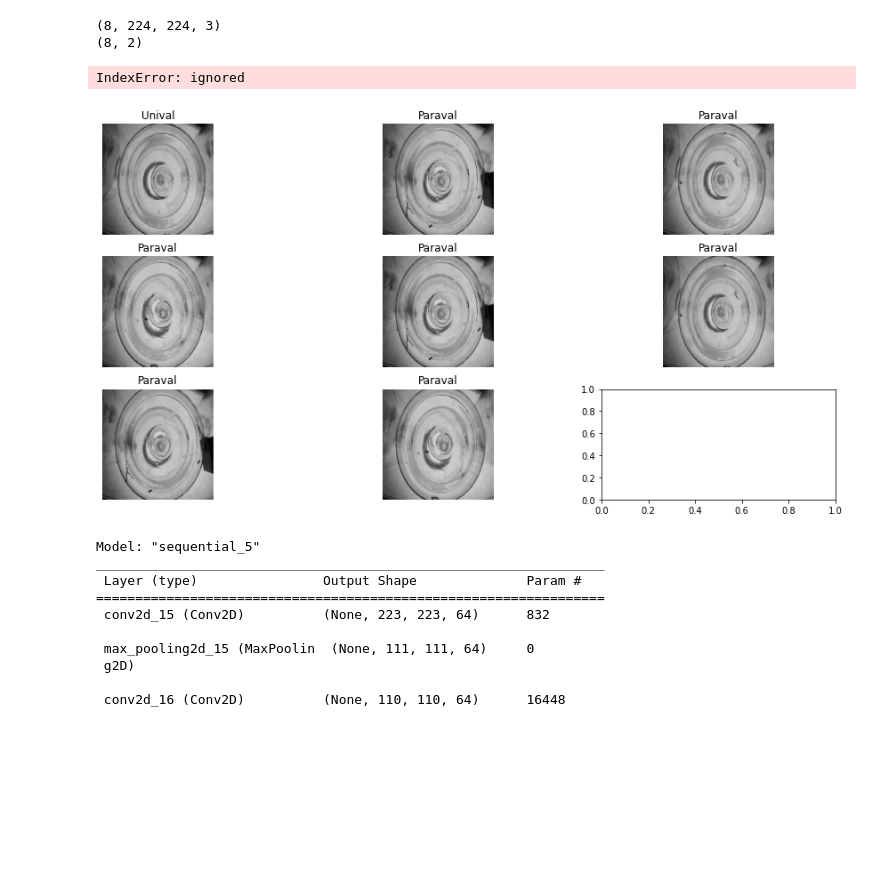
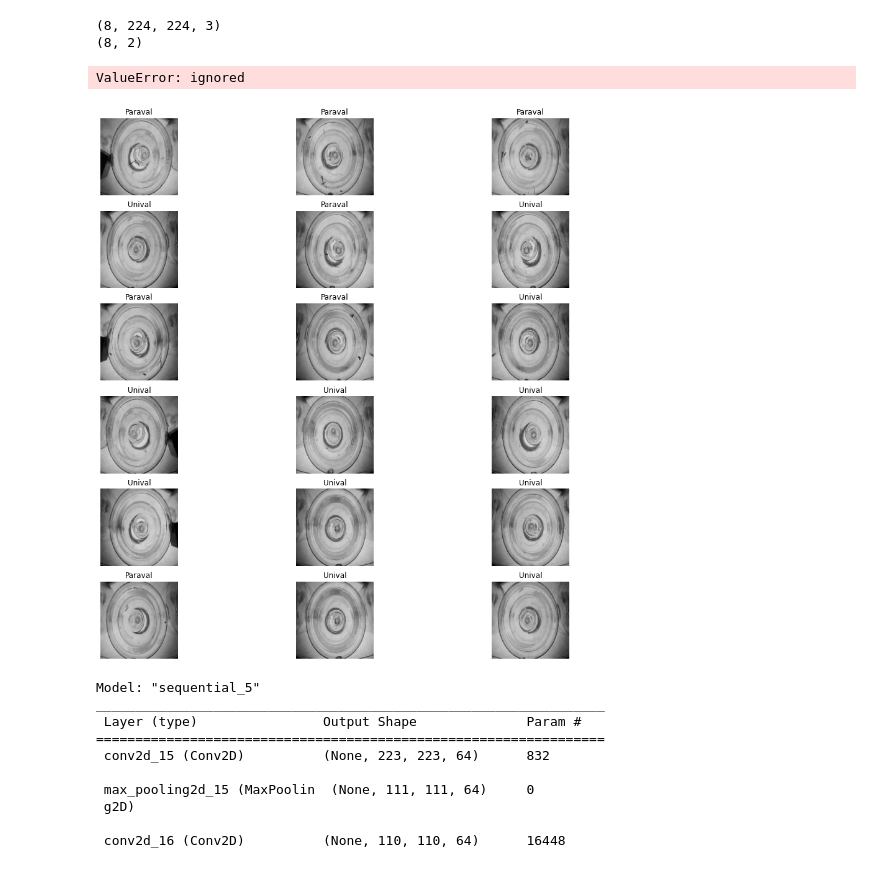
Before and after one commit to danielsoy/ALOCC-CVPR2018, a Jupyter notebook: malaria_botelladetection.ipynb, the cells around one changed output. Saved outputs shown, nothing was run; the diff lists cells and outputs as text; code cells hidden in the pictures; blank space fills up the shorter version.

```diff
--- a/malaria_botelladetection.ipynb
+++ b/malaria_botelladetection.ipynb
@@ -38,7 +42,7 @@ test_gen = tf.keras.preprocessing.image.ImageDataGenerator(rescale= 1/255.,
                                                           )
 
 val_gen = tf.keras.preprocessing.image.ImageDataGenerator(rescale= 1/255.,
-                                                          validation_split = 0.90
+                                                          validation_split = 0.50
                                                           )
 # %%
 train_data = train_gen.flow_from_directory(img_dir,
@@ -63,7 +67,7 @@ val_data = val_gen.flow_from_directory(img_dir,
                                          target_size = (224,224),
                                          class_mode = "categorical",
                                          classes = ["Paraval","Unival"],
-                                         batch_size = 8,
+                                         batch_size = 32,
                                          seed = 42,
                                          subset = "validation"
                                          )
@@ -106,22 +110,22 @@ print(label.shape)  # el 1er numero el el batch siza elegido x mi arriba
 # %%
 # visualizing the train,  or val ,or test  data
 
 import matplotlib.pyplot as plt
 import tensorflow as tf
 
 plt.figure(figsize=(16,16))
 
-for i in range(18):
+for i in range(19):
 
-  image,label = val_data.next()## visualizar x data
+  image,label = train_data.next()## visualizar x data
 
   plt.subplot(6,3,i+1)
   plt.imshow(image[i])
   plt.title(class_labels[tf.argmax(label[i])])
   plt.axis("off")
 # %% [output]
-IndexError: ignored
+ValueError: ignored
-[figure, old version]
+[figure, new version]
 # %%
 #building a CNN model
 import tensorflow as tf
```
Also changed, not shown: parts of 6 cells of this notebook.
